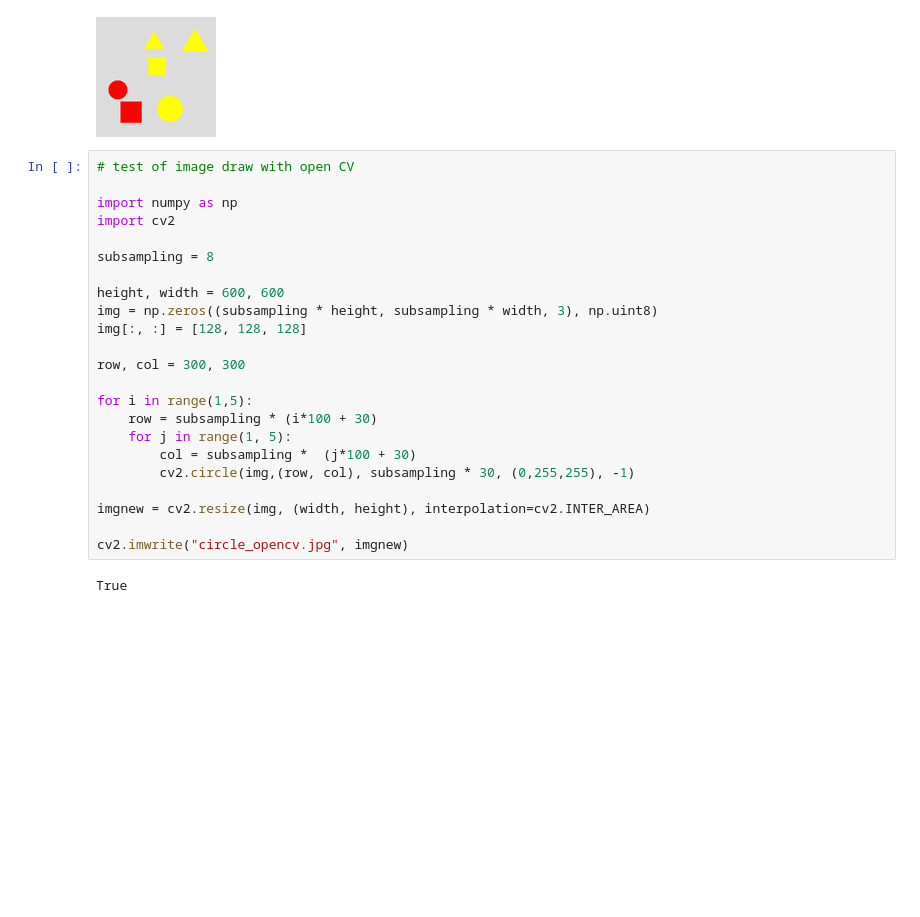
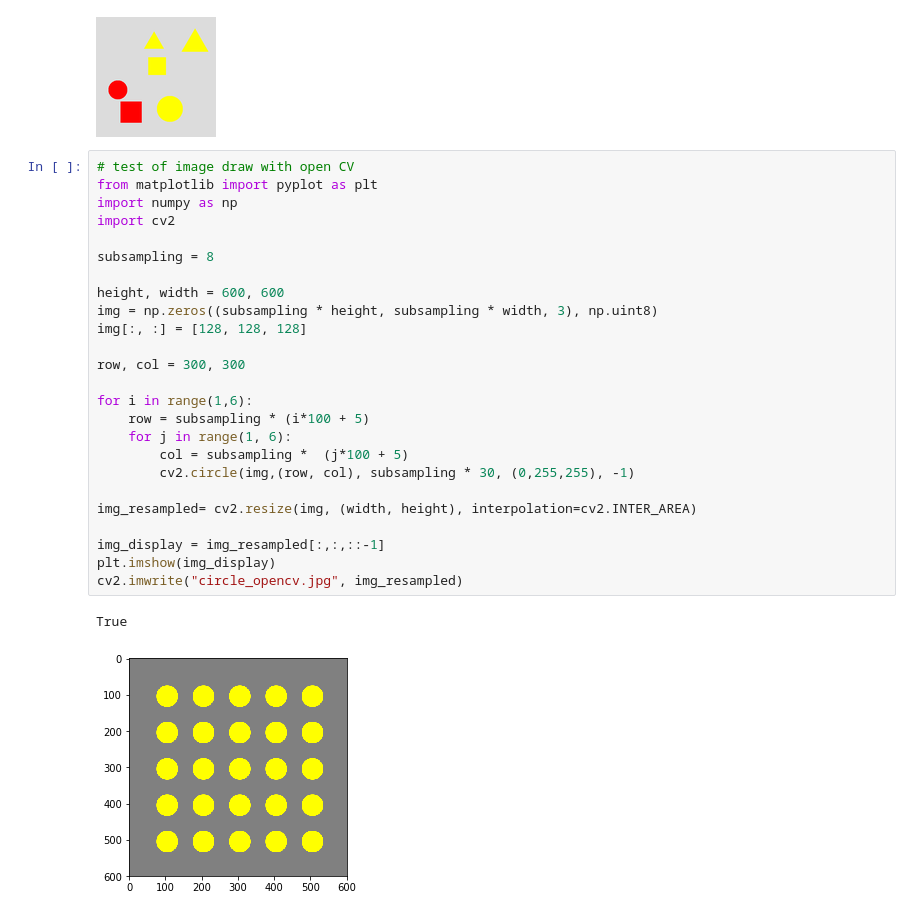
Before and after one commit to human-centered-ai-lab/app-kandinsky-pattern-generator, a Jupyter notebook: generate_kandinsky_patterns.ipynb, the cells around one changed output. Saved outputs shown, nothing was run; the diff lists cells and outputs as text; blank space fills up the shorter version.

```diff
--- a/generate_kandinsky_patterns.ipynb
+++ b/generate_kandinsky_patterns.ipynb
@@ -306,26 +306,29 @@ a pair of squares
 [figure]
 # %%
 # test of image draw with open CV
-
+from matplotlib import pyplot as plt
 import numpy as np
 import cv2
 
 subsampling = 8
 
 height, width = 600, 600
 img = np.zeros((subsampling * height, subsampling * width, 3), np.uint8)
 img[:, :] = [128, 128, 128]
 
 row, col = 300, 300
 
-for i in range(1,5):
-    row = subsampling * (i*100 + 30)
-    for j in range(1, 5):
-        col = subsampling *  (j*100 + 30)
+for i in range(1,6):
+    row = subsampling * (i*100 + 5)
+    for j in range(1, 6):
+        col = subsampling *  (j*100 + 5)
         cv2.circle(img,(row, col), subsampling * 30, (0,255,255), -1)
 
-imgnew = cv2.resize(img, (width, height), interpolation=cv2.INTER_AREA)
+img_resampled= cv2.resize(img, (width, height), interpolation=cv2.INTER_AREA)
 
-cv2.imwrite("circle_opencv.jpg", imgnew)
+img_display = img_resampled[:,:,::-1]
+plt.imshow(img_display)
+cv2.imwrite("circle_opencv.jpg", img_resampled)
 # %% [output]
 True
+[figure, added]
```
